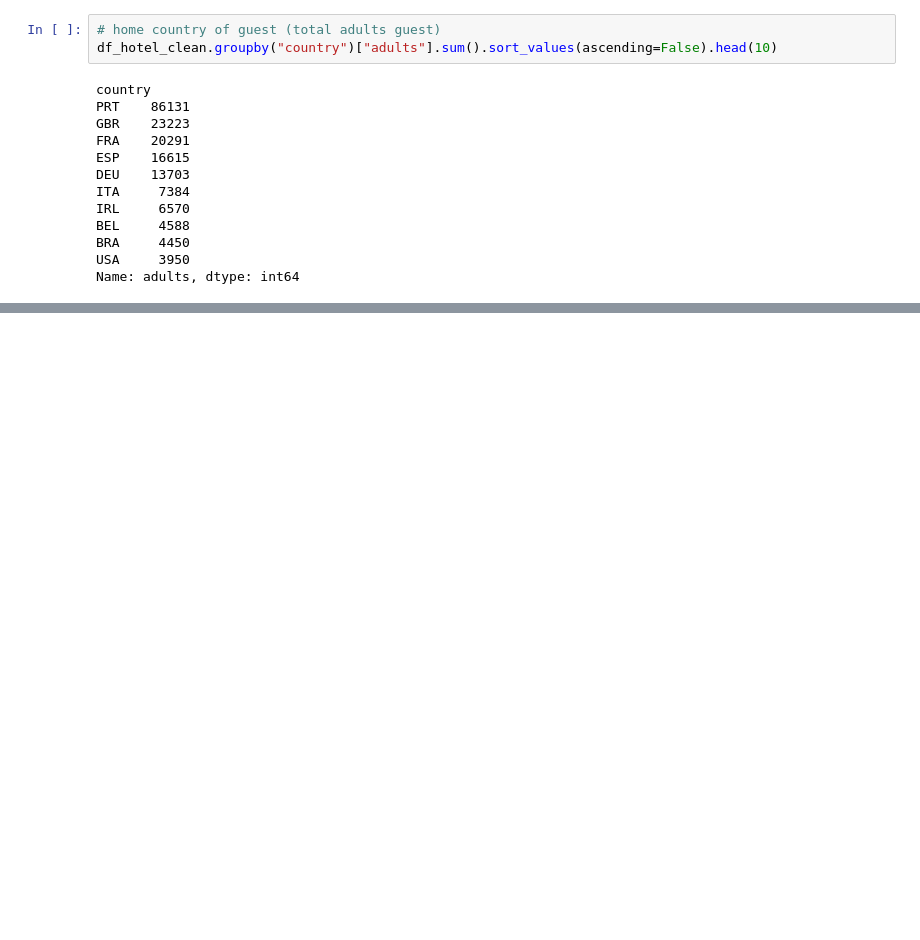
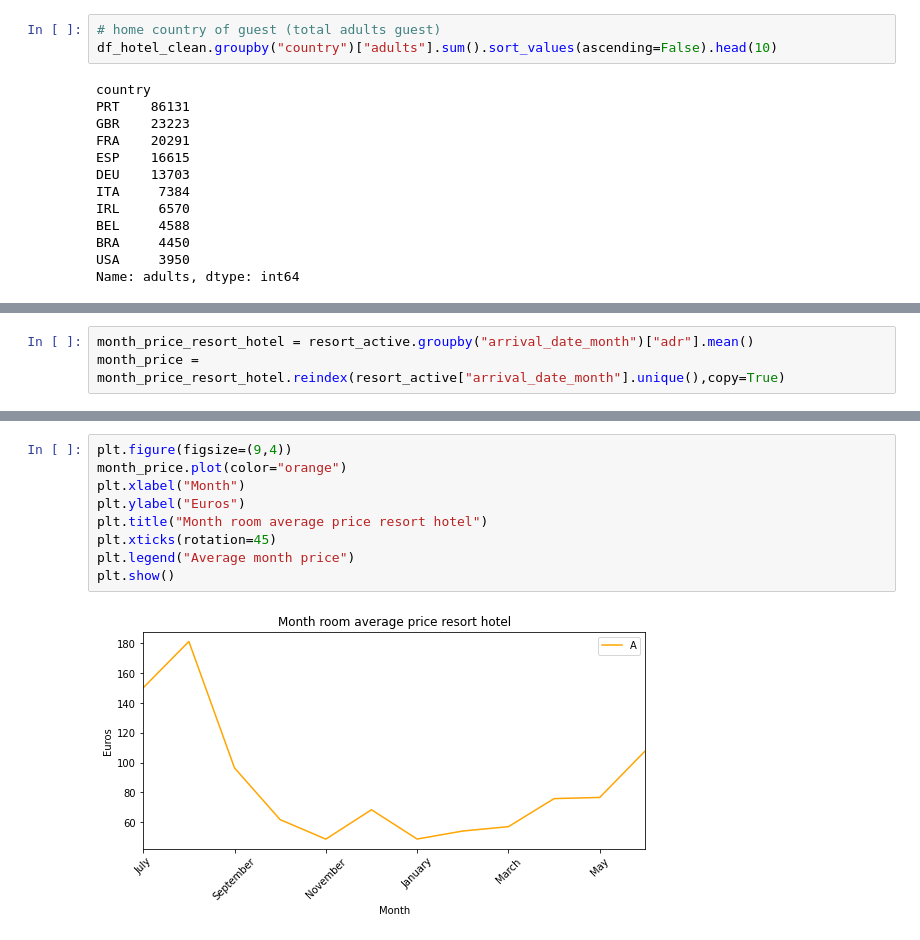
Before and after one commit to gonzalo71/TestGit, a Jupyter notebook: booking_demand.ipynb, the cells around one changed output, grey strips where cells are left out. Cells and saved outputs as stored; diff of their text form; blank space fills up the shorter version.

```diff
--- a/booking_demand.ipynb
+++ b/booking_demand.ipynb
@@ -118,0 +197,3 @@ resort_hotel: 47.49 EUROS
+# %%
+month_price_resort_hotel = resort_active.groupby("arrival_date_month")["adr"].mean()
+month_price = month_price_resort_hotel.reindex(resort_active["arrival_date_month"].unique(),copy=True)
@@ -118,0 +235,11 @@ resort_hotel: 47.49 EUROS
+# %%
+plt.figure(figsize=(9,4))
+month_price.plot(color="orange")
+plt.xlabel("Month")
+plt.ylabel("Euros")
+plt.title("Month room average price resort hotel")
+plt.xticks(rotation=45)
+plt.legend("Average month price")
+plt.show()
+# %% [output]
+[figure, added]
```
Also changed, not shown: parts of 7 cells of this notebook.
